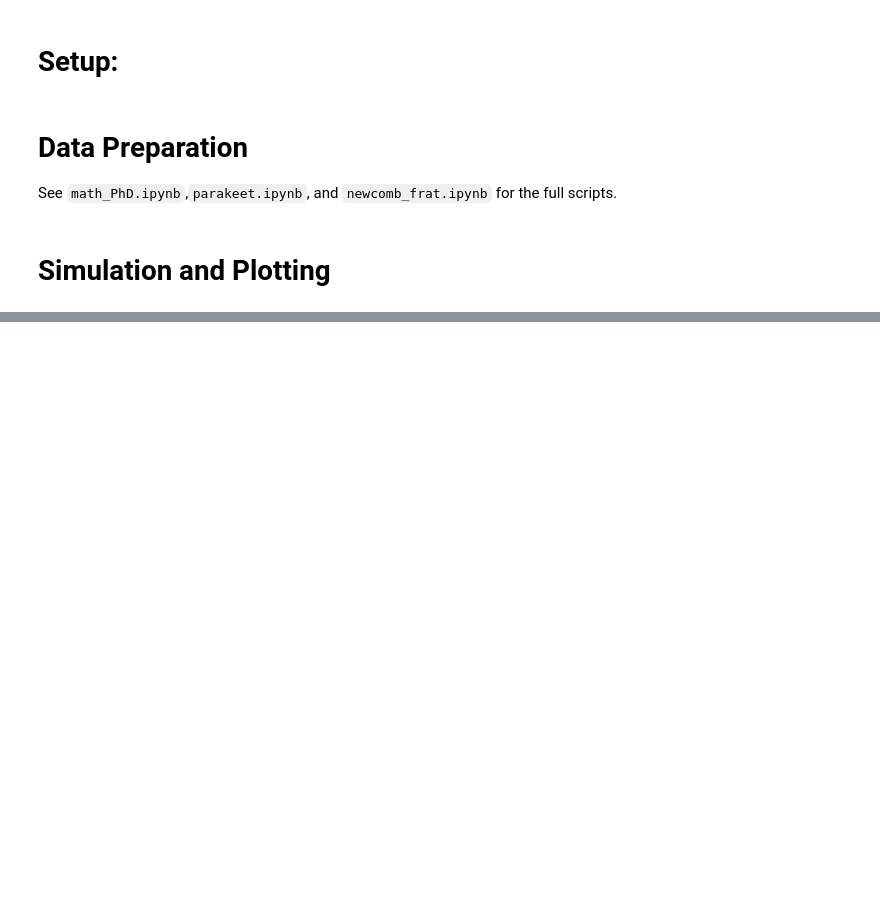
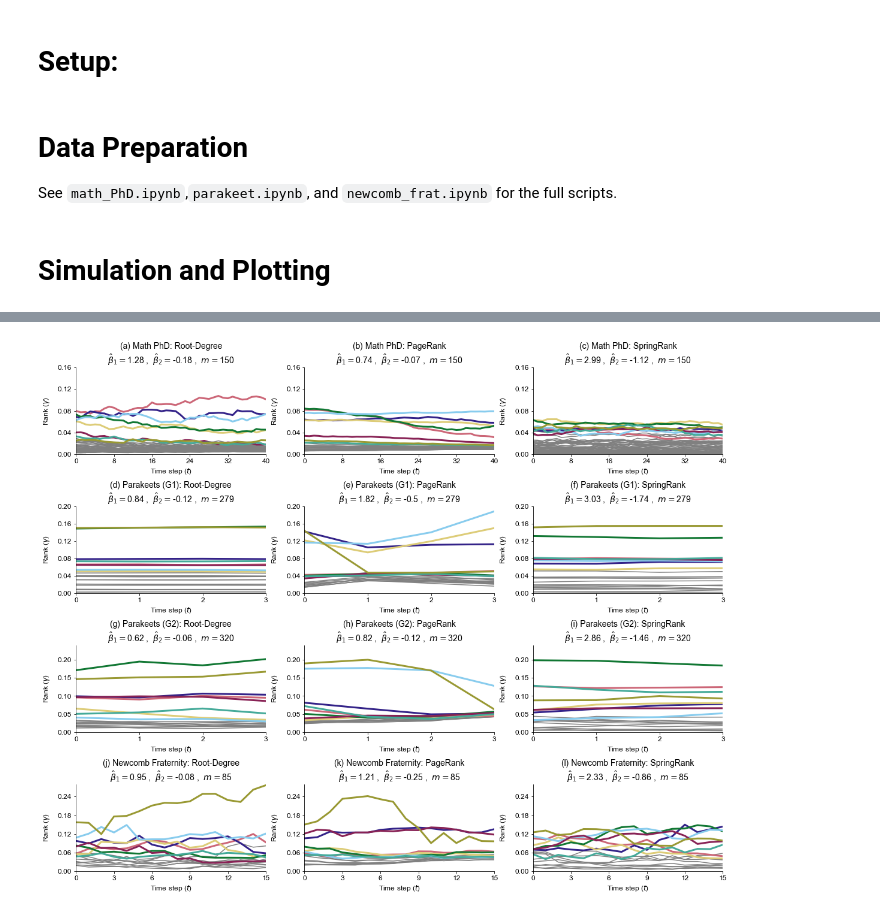
Before and after one commit to PhilChodrow/prestige_reinforcement, a Jupyter notebook: dynamics_with_data.ipynb, the cells around one changed output, grey strips where cells are left out. Saved outputs shown, nothing was run; the diff lists cells and outputs as text; code cells hidden in the pictures; blank space fills up the shorter version.

Commit message:
code for 4x3 fig with data as initial conditions

```diff
--- a/dynamics_with_data.ipynb
+++ b/dynamics_with_data.ipynb
@@ -178,0 +255,31 @@ plt.savefig('fig/dynamics_with_inferred_params.png', bbox_inches = 'tight', dpi
+# %%
+# Input parmaeters
+# BETA_1, BETA_2, LAMBDA are the inferred values that give the best fit (see Table 4)
+LAMBDA = np.array([ 0.87,  0.96,  0.91,  \
+                    0.97,  0.59,  0.67,  \
+                    0.42,  0.13,  0.40,  \
+                    0.56,  0.81,  0.71])
+BETA_1 = np.array([ 1.28,  0.74,  2.99,  \
+                    0.84,  1.82,  3.03,  \
+                    0.62,  0.82,  2.86,  \
+                    0.95,  1.21,  2.33])
+BETA_2 = np.array([-0.18, -0.07, -1.12,  \
+                   -0.12, -0.50, -1.74,  \
+                   -0.06, -0.12, -1.46,  \
+                   -0.08, -0.25, -0.86])
+
+# SCORE_FUNCTION lists the score funciton that gives the best fit above
+SCORE_FUNCTION = [lambda A: powered_degree_score(A, 0.5),  \
+                  lambda A: A.shape[0] * PageRank_score(A + 10**(-10)), \
+                  lambda A: homebrew_SpringRank_score(A.T)] * 12
+
+# N, M_UPDATES, N_ROUNDS, AZERO are extracted from the data
+N         = np.array([n_math]*3 + [n_para1]*3 + [n_para2]*3 + [n_newcomb]*3) # [70, 21, 19, 17]
+M_UPDATES = np.array([m_math]*3 + [m_para1]*3 + [m_para2]*3 + [m_newcomb]*3) # [150, 279, 320, 85]
+N_ROUNDS  = np.array([n_rounds_math]*3 + [n_rounds_para1]*3 + [n_rounds_para2]*3 + [n_rounds_newcomb]*3) # [40, 3, 3, 15]
+AZERO     = [A0_math]*3 + [A0_para1]*3 + [A0_para2]*3 + [A0_newcomb]*3
+
+dynamics_gridplot_all(BETA_1, BETA_2, LAMBDA, SCORE_FUNCTION, N, M_UPDATES, N_ROUNDS, AZERO)
+# plt.savefig('fig/dynamics_with_inferred_params_all.png', bbox_inches = 'tight', dpi = 600)
+# %% [output]
+[figure, added]
```
Also changed, not shown: parts of 4 cells of this notebook.
